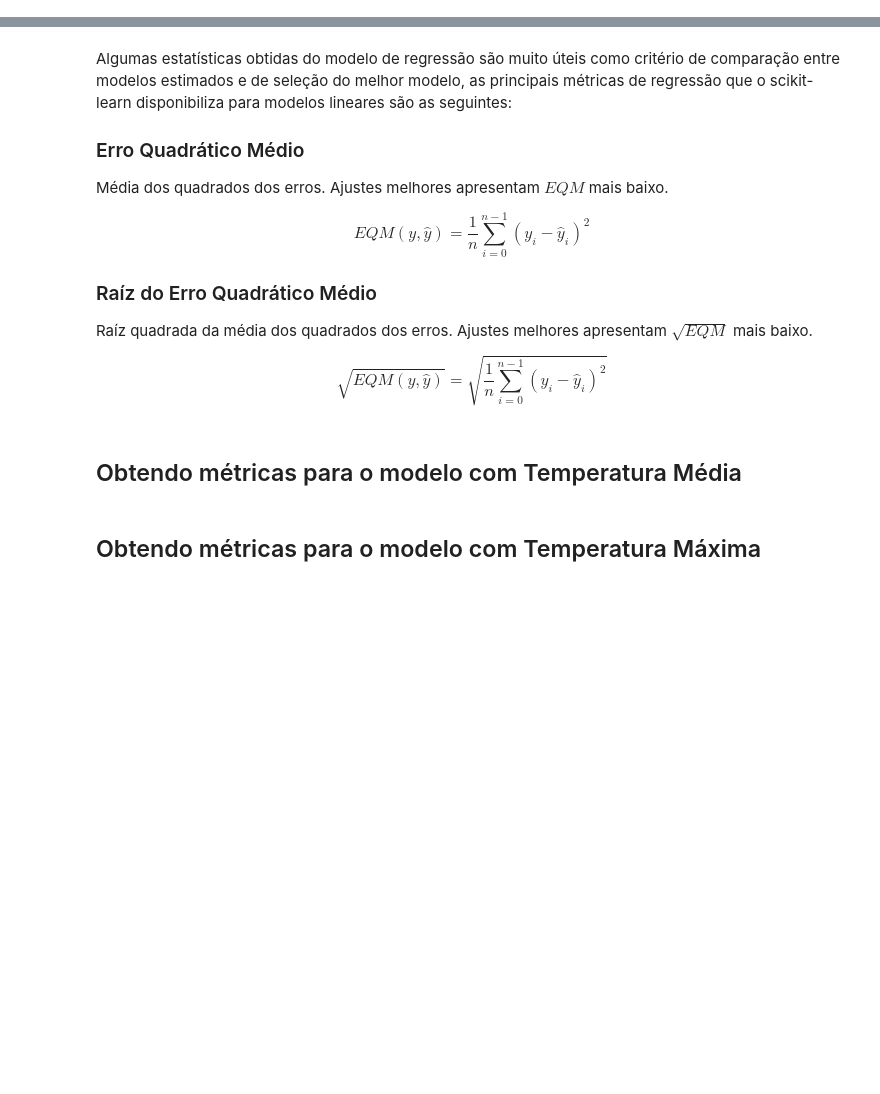
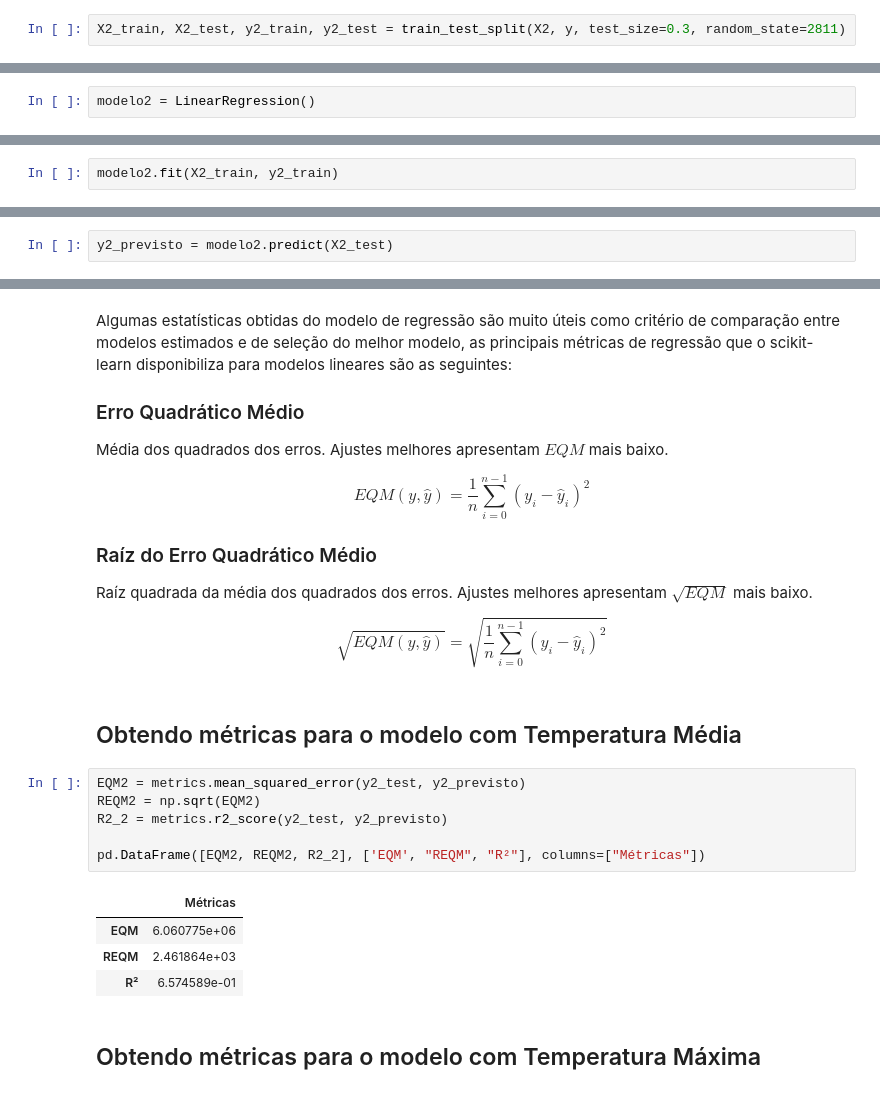
Before and after one commit to fernandowolff/estatistica_python, a Jupyter notebook: testando_relacoes_e_prevendo_resultados/Regressao Linear.ipynb, the cells around one changed output, grey strips where cells are left out. Drawn from its saved outputs; the diff is of its cells as text; blank space fills up the shorter version.

Commit message:
Comparando modelos e salvando/carregando o modelo para reutilização

```diff
--- a/testando_relacoes_e_prevendo_resultados/Regressao Linear.ipynb
+++ b/testando_relacoes_e_prevendo_resultados/Regressao Linear.ipynb
@@ -585,6 +587,12 @@ https://gist.github.com/mwaskom/de44147ed2974457ad6372750bbe5751
 # %% [markdown]
 ## Criando os datasets de treino e de teste
+# %%
+X2_train, X2_test, y2_train, y2_test = train_test_split(X2, y, test_size=0.3, random_state=2811)
 # %% [markdown]
 ## Instanciando a classe *LinearRegression()*
+# %%
+modelo2 = LinearRegression()
 # %% [markdown]
 ## Utilizando o método *fit()* do objeto "modelo_2" para estimar nosso modelo linear utilizando os dados de TREINO (y2_train e X2_train)
+# %%
+modelo2.fit(X2_train, y2_train)
@@ -593,4 +615,6 @@ https://gist.github.com/mwaskom/de44147ed2974457ad6372750bbe5751
 # %% [markdown]
 ## Gerando previsões para os dados de TESTE (X_test e X2_test) utilizando o método *predict()* dos objetos "modelo" e "modelo_2"
+# %%
+y2_previsto = modelo2.predict(X2_test)
 # %% [markdown]
 ## Obtendo o coeficiente de determinação (R²) para as previsões dos dois modelos
@@ -618,5 +654,16 @@ Raíz quadrada da média dos quadrados dos erros. Ajustes melhores apresentam $\
 $$\sqrt{EQM(y, \hat{y})} = \sqrt{\frac 1n\sum_{i=0}^{n-1}(y_i-\hat{y}_i)^2}$$
 # %% [markdown]
 ## Obtendo métricas para o modelo com Temperatura Média
+# %%
+EQM2 = metrics.mean_squared_error(y2_test, y2_previsto)
+REQM2 = np.sqrt(EQM2)
+R2_2 = metrics.r2_score(y2_test, y2_previsto)
+
+pd.DataFrame([EQM2, REQM2, R2_2], ['EQM', "REQM", "R²"], columns=["Métricas"])
+# %% [output]
+|  | Métricas |
+| EQM | 6.060775e+06 |
+| REQM | 2.461864e+03 |
+| R² | 6.574589e-01 |
 # %% [markdown]
 ## Obtendo métricas para o modelo com Temperatura Máxima
```
Also changed, not shown: parts of 13 cells of this notebook, 2 other files.
